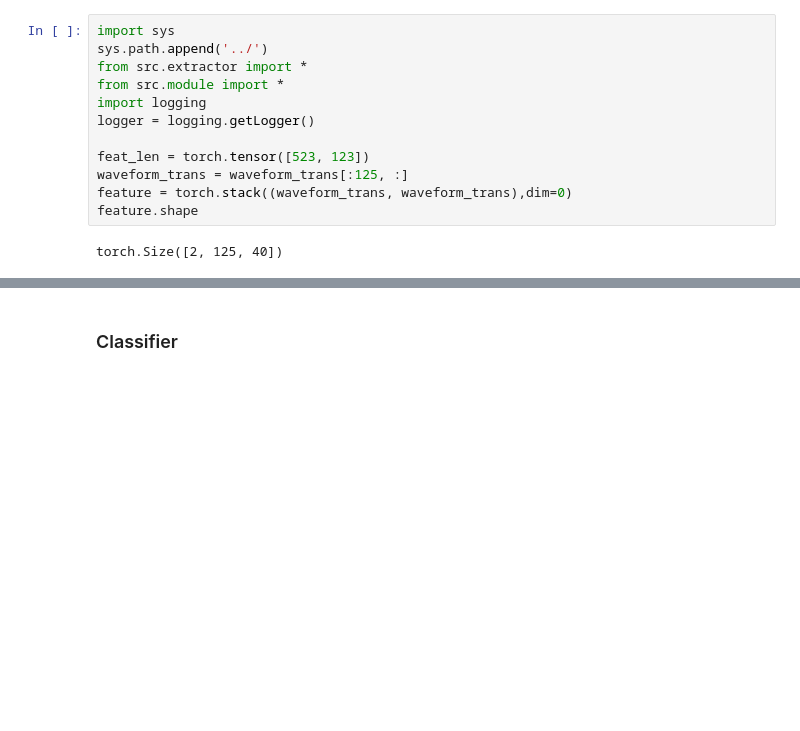
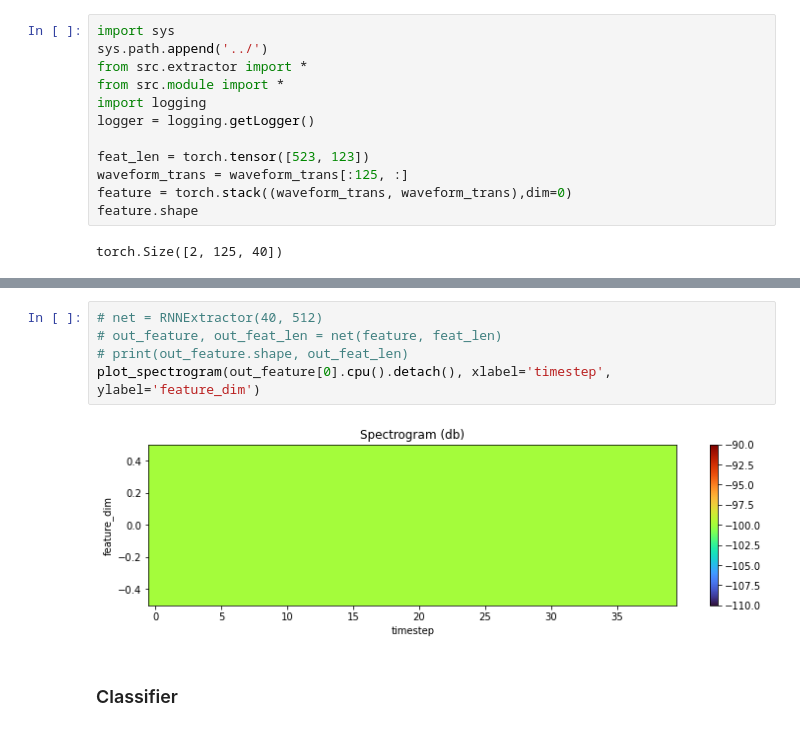
Before and after one commit to xunweiyee/End-to-end-ASR-Pytorch, a Jupyter notebook: jupyter/Audio exploration.ipynb, the cells around one changed output, grey strips where cells are left out. Cells and saved outputs as stored; diff of their text form; blank space fills up the shorter version.

```diff
--- a/jupyter/Audio exploration.ipynb
+++ b/jupyter/Audio exploration.ipynb
@@ -159,3 +257,10 @@ torch.Size([2, 31, 512]) tensor([130,  30])
+# %%
+# net = RNNExtractor(40, 512)
+# out_feature, out_feat_len = net(feature, feat_len)
+# print(out_feature.shape, out_feat_len)
+plot_spectrogram(out_feature[0].cpu().detach(), xlabel='timestep', ylabel='feature_dim')
+# %% [output]
+[figure, added]
 # %% [markdown]
 ### Classifier
 # %%
```
Also changed, not shown: parts of 8 cells of this notebook.
